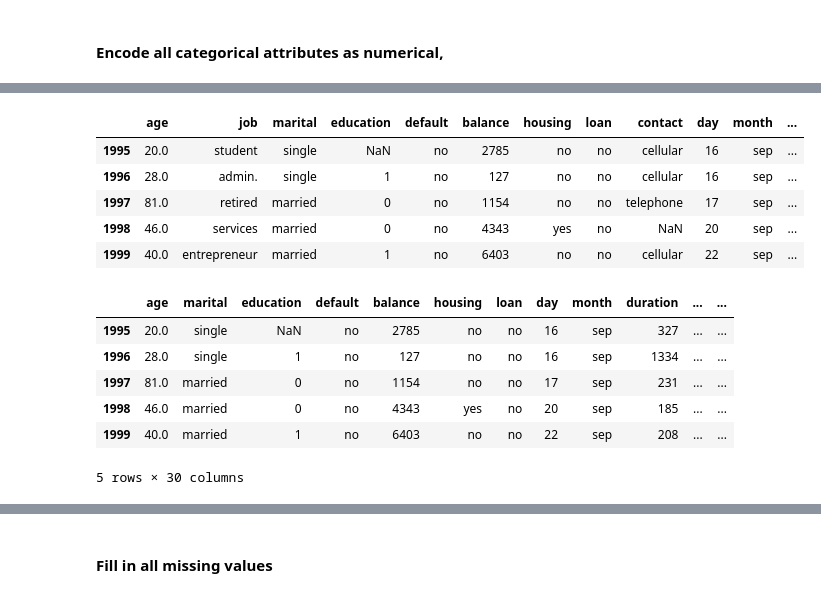
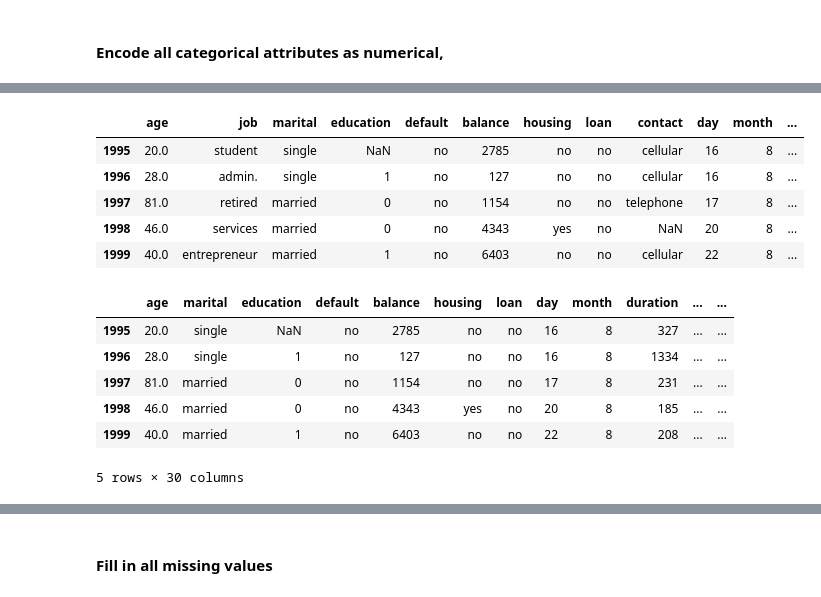
Before and after one commit to kristyan/data, a Jupyter notebook: e-tivity1/etivity1.ipynb, the cells around one changed output, grey strips where cells are left out. Cells and saved outputs as stored; diff of their text form; code cells hidden in the pictures.

```diff
--- a/e-tivity1/etivity1.ipynb
+++ b/e-tivity1/etivity1.ipynb
@@ -402,24 +411,43 @@ We can see that there are 5 columns with missing values and that job and educati
 # %%
 # First lets encode the education column as it is an ordinal categorical column
 
 # Create a mapper for the education column
 
 education_mapper = {
     "primary": 0,
     "secondary": 1,
     "tertiary": 2
 }
 
 df['education'] = df['education'].replace(education_mapper)
 
 df.tail()
+
+month_mapper = {
+    "jan": 0,
+    "feb": 1,
+    "mar": 2,
+    "apr": 3,
+    "may": 4,
+    "jun": 5,
+    "jul": 6,
+    "aug": 7,
+    "sep": 8,
+    "oct": 9,
+    "nov": 10,
+    "dec": 11
+}
+
+df['month'] = df['month'].map(month_mapper)
+
+df.tail()
 # %% [output]
 |  | age | job | marital | education | default | balance | housing | loan | contact | day | month | ... |
-| 1995 | 20.0 | student | single | NaN | no | 2785 | no | no | cellular | 16 | sep | ... |
-| 1996 | 28.0 | admin. | single | 1 | no | 127 | no | no | cellular | 16 | sep | ... |
-| 1997 | 81.0 | retired | married | 0 | no | 1154 | no | no | telephone | 17 | sep | ... |
-| 1998 | 46.0 | services | married | 0 | no | 4343 | yes | no | NaN | 20 | sep | ... |
-| 1999 | 40.0 | entrepreneur | married | 1 | no | 6403 | no | no | cellular | 22 | sep | ... |
+| 1995 | 20.0 | student | single | NaN | no | 2785 | no | no | cellular | 16 | 8 | ... |
+| 1996 | 28.0 | admin. | single | 1 | no | 127 | no | no | cellular | 16 | 8 | ... |
+| 1997 | 81.0 | retired | married | 0 | no | 1154 | no | no | telephone | 17 | 8 | ... |
+| 1998 | 46.0 | services | married | 0 | no | 4343 | yes | no | NaN | 20 | 8 | ... |
+| 1999 | 40.0 | entrepreneur | married | 1 | no | 6403 | no | no | cellular | 22 | 8 | ... |
 # %%
 # one-hot encode the categorical columns with NaNs
 df = pd.get_dummies(df, columns=['job', 'contact', 'poutcome'],
@@ -428,9 +456,9 @@ df = pd.get_dummies(df, columns=['job', 'contact', 'poutcome'],
 df.tail()
 # %% [output]
 |  | age | marital | education | default | balance | housing | loan | day | month | duration | ... | ... |
-| 1995 | 20.0 | single | NaN | no | 2785 | no | no | 16 | sep | 327 | ... | ... |
-| 1996 | 28.0 | single | 1 | no | 127 | no | no | 16 | sep | 1334 | ... | ... |
-| 1997 | 81.0 | married | 0 | no | 1154 | no | no | 17 | sep | 231 | ... | ... |
-| 1998 | 46.0 | married | 0 | no | 4343 | yes | no | 20 | sep | 185 | ... | ... |
-| 1999 | 40.0 | married | 1 | no | 6403 | no | no | 22 | sep | 208 | ... | ... |
+| 1995 | 20.0 | single | NaN | no | 2785 | no | no | 16 | 8 | 327 | ... | ... |
+| 1996 | 28.0 | single | 1 | no | 127 | no | no | 16 | 8 | 1334 | ... | ... |
+| 1997 | 81.0 | married | 0 | no | 1154 | no | no | 17 | 8 | 231 | ... | ... |
+| 1998 | 46.0 | married | 0 | no | 4343 | yes | no | 20 | 8 | 185 | ... | ... |
+| 1999 | 40.0 | married | 1 | no | 6403 | no | no | 22 | 8 | 208 | ... | ... |
 5 rows × 30 columns
```
Also changed, not shown: parts of 4 cells of this notebook.
